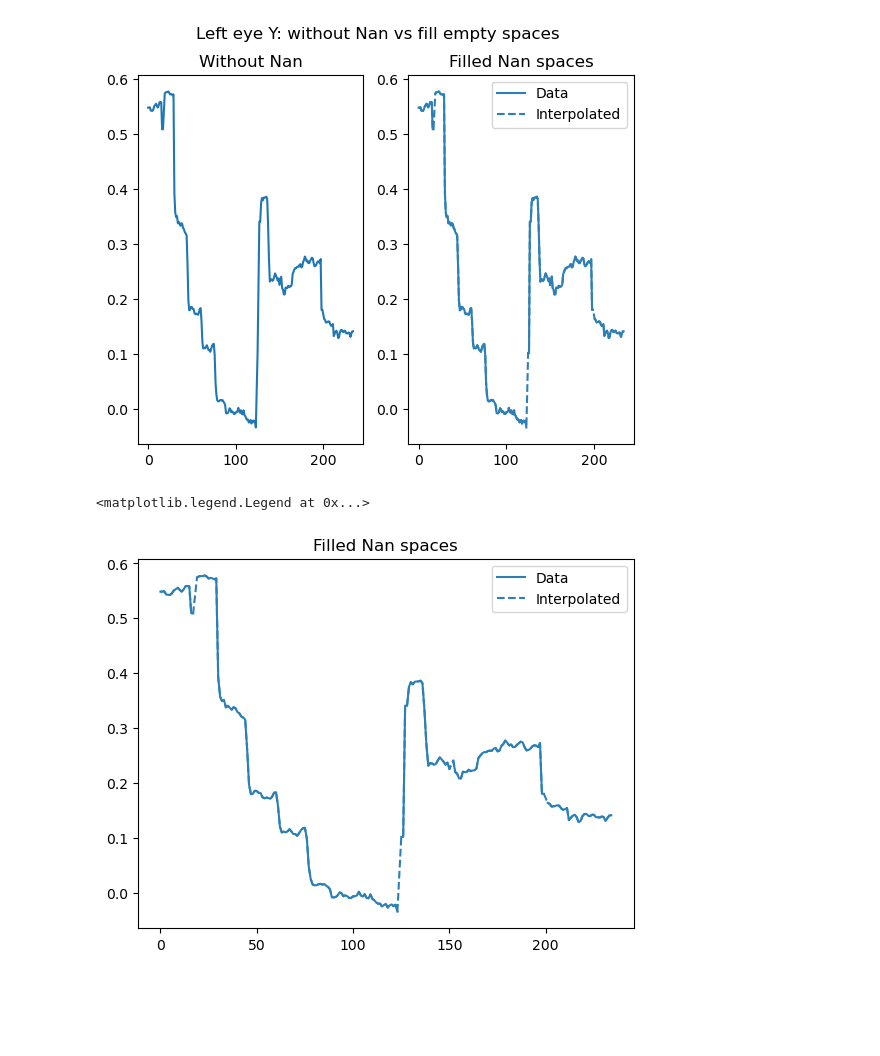
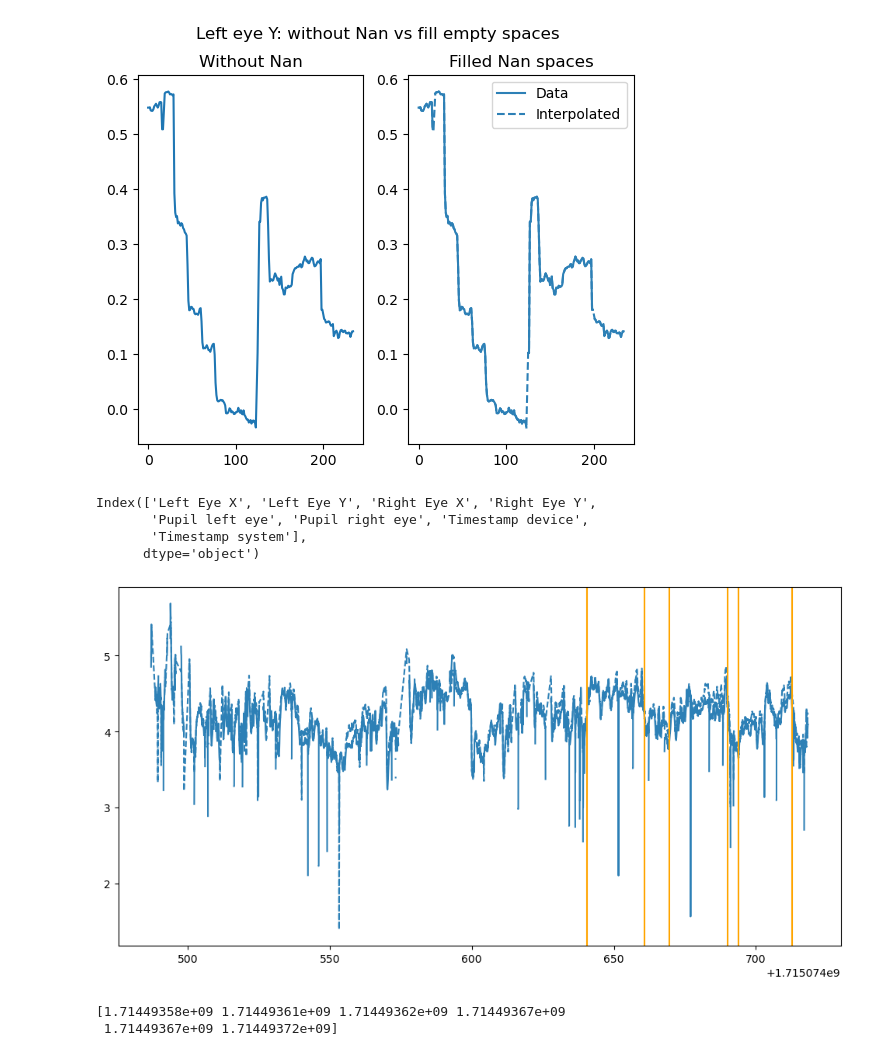
Before and after one commit to AliciaMayor/TFG, a Jupyter notebook: manejar datos.ipynb, the cells around one changed output. Saved outputs shown, nothing was run; the diff lists cells and outputs as text; code cells hidden in the pictures; blank space fills up the shorter version.

Commit message:
pupilas

```diff
--- a/manejar datos.ipynb
+++ b/manejar datos.ipynb
@@ -191,16 +194,51 @@ ax2.legend()
 # %% [output]
 <matplotlib.legend.Legend at 0x...>
 [figure]
+# %%
+print(df.columns)
+# %% [output]
+Index(['Left Eye X', 'Left Eye Y', 'Right Eye X', 'Right Eye Y',
+       'Pupil left eye', 'Pupil right eye', 'Timestamp device',
+       'Timestamp system'],
+      dtype='object')
 # %%
+# fig, ax = plt.subplots(figsize=(12, 6))  # Ajusta el tamaño de la figura
 
-fig, ax = plt.subplots()
+# # Graficar usando la columna "Timestamp system" como eje x
+# filled_Nan_df = df['Pupil left eye'].interpolate()
+# ax.plot(df['Timestamp system'], df['Pupil right eye'], color='#2d80b6')
+# ax.plot(df['Timestamp system'], filled_Nan_df, linestyle='--', color='#2d80b6')
 
+# # Añadir líneas verticales para los eventos
+# for event_time in timestamps_events:
+#     ax.axvline(x=event_time, color='orange', linestyle='-')
 
-filled_Nan_df = df['Left Eye Y'].interpolate()
-ax.plot(df.index, df['Left Eye Y'], label='Data', color='#2d80b6')
-ax.plot(df.index, filled_Nan_df, label='Interpolated', linestyle='--', color='#2d80b6')
-ax.set_title('Filled Nan spaces')
-ax.legend()
+# # Mostrar la gráfica
+# plt.show()
 # %% [output]
-<matplotlib.legend.Legend at 0x...>
-[figure, old version]
+[figure, new version]
+# %%
+timestamps_events = []
+
+#events_df['Timestamp'] = pd.to_datetime(events_df['Timestamp'])
+
+event1_begin = events_df.loc[events_df['Evento'] == "Evento '1'", 'Timestamp']
+event1_end = events_df.loc[events_df['Evento'] == "Evento '2'", 'Timestamp']
+event2_begin = events_df.loc[events_df['Evento'] == "Evento '3'", 'Timestamp']
+event2_end = events_df.loc[events_df['Evento'] == "Evento '4'", 'Timestamp']
+event3_begin = events_df.loc[events_df['Evento'] == "Evento '5'", 'Timestamp']
+event3_end = events_df.loc[events_df['Evento'] == "Evento '6'", 'Timestamp']
+
+timestamps_events.append(event1_begin.values[0])
+timestamps_events.append(event1_end.values[0])
+timestamps_events.append(event2_begin.values[0])
+timestamps_events.append(event2_end.values[0])
+timestamps_events.append(event3_begin.values[0])
+timestamps_events.append(event3_end.values[0])
+
+timestamps_events = np.array(timestamps_events, dtype=float)
+
+print(timestamps_events)
+# %% [output]
+[1.71449358e+09 1.71449361e+09 1.71449362e+09 1.71449367e+09
+ 1.71449367e+09 1.71449372e+09]
```
Also changed, not shown: parts of 11 cells of this notebook.
